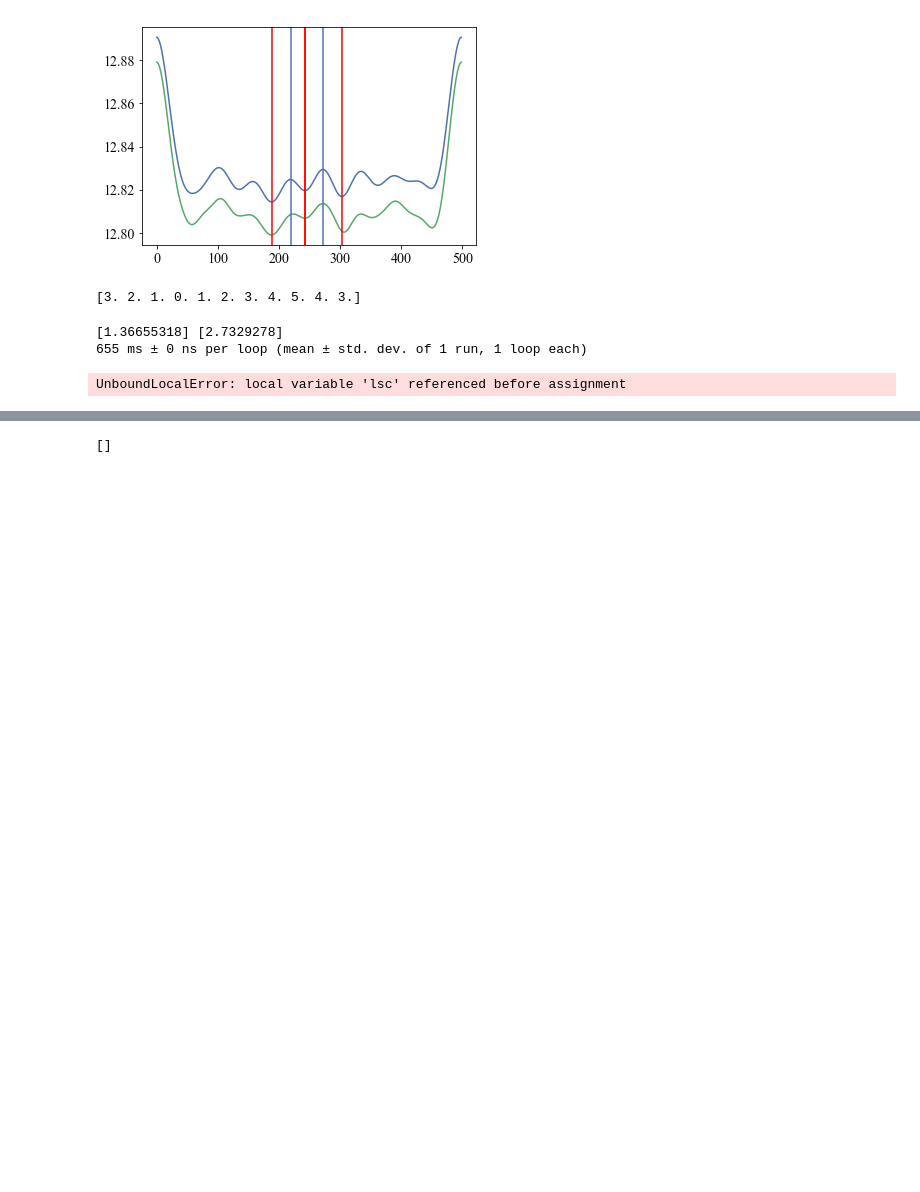
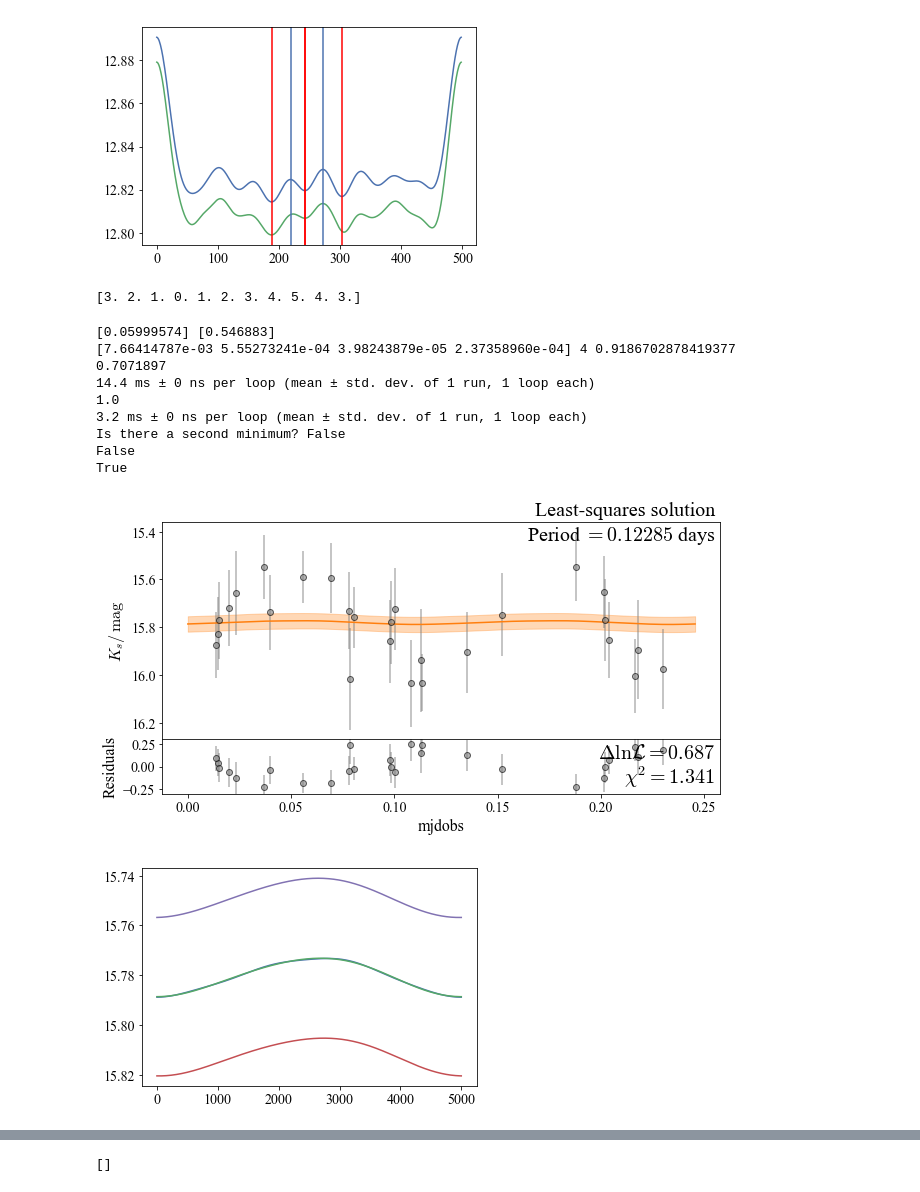
Before and after one commit to thomasmolnar/virac_classifier, a Jupyter notebook: test_notebooks/var_cat.ipynb, the cells around one changed output, grey strips where cells are left out. Cells and saved outputs as stored; diff of their text form; code cells hidden in the pictures; blank space fills up the shorter version.

```diff
--- a/test_notebooks/var_cat.ipynb
+++ b/test_notebooks/var_cat.ipynb
@@ -308,9 +308,9 @@ print((np.abs((np.subtract.outer(XX, np.array([3.])) + n//2)%(n) - n//2)).flatte
 [3. 2. 1. 0. 1. 2. 3. 4. 5. 4. 3.]
 # %%
 ii=5
-sid,period,cat_period=v[['sourceid']][(v['var_class']=='EA/EB')&(v['ks_n_detections']>1000)].values[ii],\
-            v[['ls_period']][(v['var_class']=='EA/EB')&(v['ks_n_detections']>1000)].values[ii],\
-            v[['cat_period']][(v['var_class']=='EA/EB')&(v['ks_n_detections']>1000)].values[ii]
+sid,period,cat_period=v[['sourceid']][(v['var_class']=='EA/EB')&(v['ks_n_detections']<1000)].values[ii],\
+            v[['ls_period']][(v['var_class']=='EA/EB')&(v['ks_n_detections']<1000)].values[ii],\
+            v[['cat_period']][(v['var_class']=='EA/EB')&(v['ks_n_detections']<1000)].values[ii]
 import sqlutilpy as sqlutil
 ss = pd.DataFrame(sqlutil.get('''select unnest(mjdobs) as mjdobs,
                                 unnest(mag) as mag,
@@ -328,34 +328,42 @@ lsc=fourier_poly_chi2_fit_full_nterms_iterations(ss['mjdobs'].values,ss['mag'].v
 # print(per_guess[np.abs(per_guess-1)>1e-2])
 lsc=fourier_poly_chi2_fit_full_nterms_iterations(ss['mjdobs'].values,ss['mag'].values,ss['error'].values,
 #                                                  1./cat_period[0],1./cat_period[0]*1.0001,
                                                  0.5/lsc['lsq_period'],1./lsc['lsq_period'],
                                                  2,4,10,regularization=1e-4,
                                                  use_nfft=False,regularize_by_trace=True, regularization_power=2.
 #                                                  check_multiples=False
                                                 )
 print(lsc['amplitudes'], lsc['lsq_nterms'], lsc['lsq_chi_squared']/len(ss))
 %timeit -n 1 -r 1 print(find_peak_ratio(ss, lsc, min_bin_size=0.05))
 %timeit -n 1 -r 1 print(find_peak_ratio_model(ss, lsc))
 plot_lc_LSQ(ss, lsc, fold=True);
 print('Is there a second minimum?',check_second_minimum(ss, lsc))
 from lc_utils import find_phase_of_minimum, retrieve_fourier_poly_firstderiv
 min_phase = find_phase_of_minimum(ss,lsc)
 plt.figure()
 plt.plot(retrieve_fourier_poly(np.ones(1)*(lsc['lsq_period'] * np.linspace(0.,1.,5000) + min_phase),
                                                                    lsc))
 lsc['fourier_coeffs']=lsc['fourier_coeffs'][:5]
 lsc['fourier_coeffs_cov']=lsc['fourier_coeffs_cov'][:5,:5]
 lsc['lsq_nterms']=2
 print(check_second_minimum(ss, lsc))
 print(check_second_maximum(ss, lsc))
 fp = retrieve_fourier_poly(np.ones(1)*(lsc['lsq_period'] * np.linspace(0.,1.,5000) + min_phase),
                                                                    lsc,with_var=True)
 plt.plot(fp[0])
 plt.plot(fp[0]+np.sqrt(fp[1]))
 plt.plot(fp[0]-np.sqrt(fp[1]))
 plt.gca().invert_yaxis()
 # %% [output]
-[1.36655318] [2.7329278]
-655 ms ± 0 ns per loop (mean ± std. dev. of 1 run, 1 loop each)
+[0.05999574] [0.546883]
+[7.66414787e-03 5.55273241e-04 3.98243879e-05 2.37358960e-04] 4 0.9186702878419377
+0.7071897
+14.4 ms ± 0 ns per loop (mean ± std. dev. of 1 run, 1 loop each)
+1.0
+3.2 ms ± 0 ns per loop (mean ± std. dev. of 1 run, 1 loop each)
+Is there a second minimum? False
+False
+True
-UnboundLocalError: local variable 'lsc' referenced before assignment
+[figure, added]
+[figure, added]
 # %%
```
Also changed, not shown: parts of 3 cells of this notebook, 4 other files.
